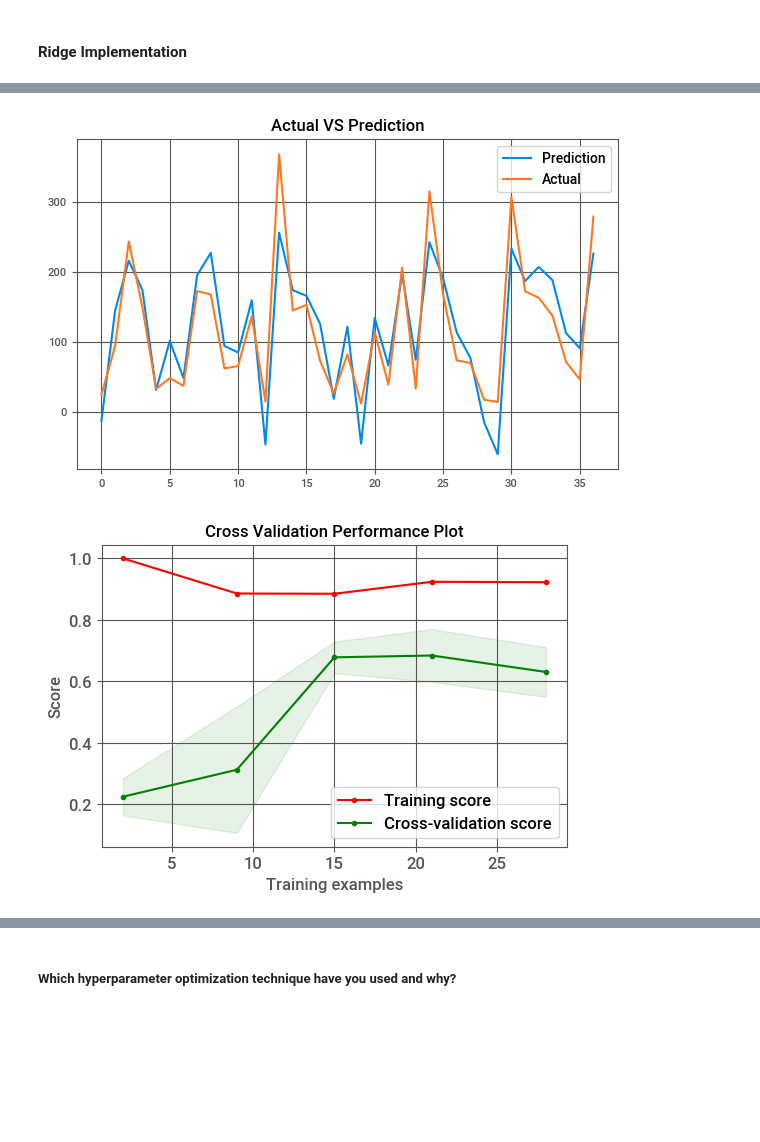
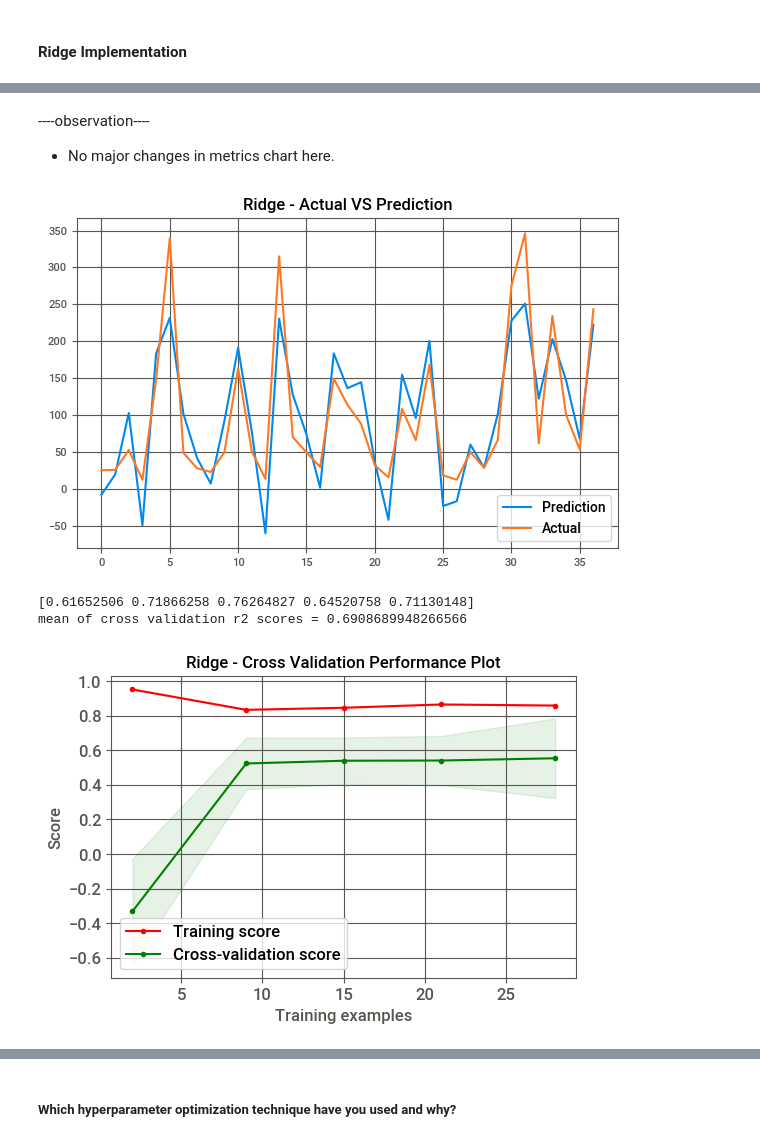
Before and after one commit to kuldeep-sngh/Yes-Bank-Stock-Closing-Price-Prediction, a Jupyter notebook: working_colab_Yes_Bank_Stock_Closing_Price_Prediction.ipynb, the cells around one changed output, grey strips where cells are left out. Cells and saved outputs as stored; diff of their text form; code cells hidden in the pictures; blank space fills up the shorter version.

Commit message:
ridge and lasso implemented

```diff
--- a/working_colab_Yes_Bank_Stock_Closing_Price_Prediction.ipynb
+++ b/working_colab_Yes_Bank_Stock_Closing_Price_Prediction.ipynb
@@ -1232,19 +1300,0 @@ e_metrics_df
-# %%
-# create function to plot actual vs prediction
-def plot_actual_vs_pred(model, x_test = x_test, y_test = y_test):
-  '''
-  Visualizing Actual VS Prediction
-  '''
-  # Predict on the model
-  y_pred = lr.predict(x_test)
-  plt.plot(y_pred, label="Prediction", linewidth=1.5)
-  plt.plot(y_test.values, label="Actual", linewidth=1.5)
-  error = mean_absolute_error(y_test, y_pred)
-  plt.title(f"Actual VS Prediction")
-  plt.legend(loc="best")
-  plt.tight_layout()
-  plt.grid(True)
-  plt.show()
-
-# Visualizing Actual VS Prediction
-plot_actual_vs_pred(lr)
@@ -1327,16 +1373,10 @@ Testing accuracy : 0.7991332503022042
 # %%
 # ridge Implementation with hyperparameter optimization techniques (i.e., GridSearch CV, RandomSearch CV, Bayesian Optimization etc.)
 ridge = Ridge()
-parameters = {'alpha': np.arange(0,15,0.1)}
+parameters = {'alpha': np.arange(-100,100,0.1)}
 ridge_regressor = GridSearchCV(ridge, parameters, scoring='r2', cv=tscv)
 
 # Fit the Algorithm
 ridge_regressor.fit(x_train, y_train)
-print(f'Training accuracy : {ridge_regressor.score(x_train,y_train)}')
-print(f'Testing accuracy : {ridge_regressor.score(x_test,y_test)}\n')
 print("The best fit alpha value is found out to be :" ,ridge_regressor.best_params_)
-print("\nUsing ",ridge_regressor.best_params_, ", the best r2-score is: ", ridge_regressor.best_score_)
-
-# Predict on the model
-y_pred = ridge_regressor.predict(x_test)
 # %% [output]
@@ -1348,0 +1384,9 @@ Using  {'alpha': 12.3} , the best r2-score is:  0.6739203947739039
+# %%
+# Implementing ridge again with best alpha value which is found by the GridSearch CV
+ridge = Ridge( 3.6999999999941053)
+
+# Fit the Algorithm
+ridge.fit(x_train, y_train)
+
+print(f'Training accuracy : {ridge.score(x_train,y_train)}')
+print(f'Testing accuracy : {ridge.score(x_test,y_test)}')
@@ -1349,10 +1410,16 @@ Using  {'alpha': 12.3} , the best r2-score is:  0.6739203947739039
+# %% [markdown]
+----observation----
+* No major changes in metrics chart here.
 # %%
 # Visualizing Actual VS Prediction
-plot_actual_vs_pred(ridge_regressor)
+plot_actual_vs_pred(model = ridge, model_name = 'Ridge')
 # %% [output]
-[figure, old version]
+[figure, new version]
 # %%
-# Cross Validation Performance Plot
-plot_cv_perfomance(ridge_regressor)
+#  Cross Validation r2-score and Performance Plot
+cv_metric_score(ridge,scoring = 'r2')
+plot_cv_perfomance(model = ridge, model_name = 'Ridge')
 # %% [output]
+[0.61652506 0.71866258 0.76264827 0.64520758 0.71130148]
+mean of cross validation r2 scores = 0.6908689948266566
-[figure, old version]
+[figure, new version]
```
Also changed, not shown: parts of 47 cells of this notebook.
